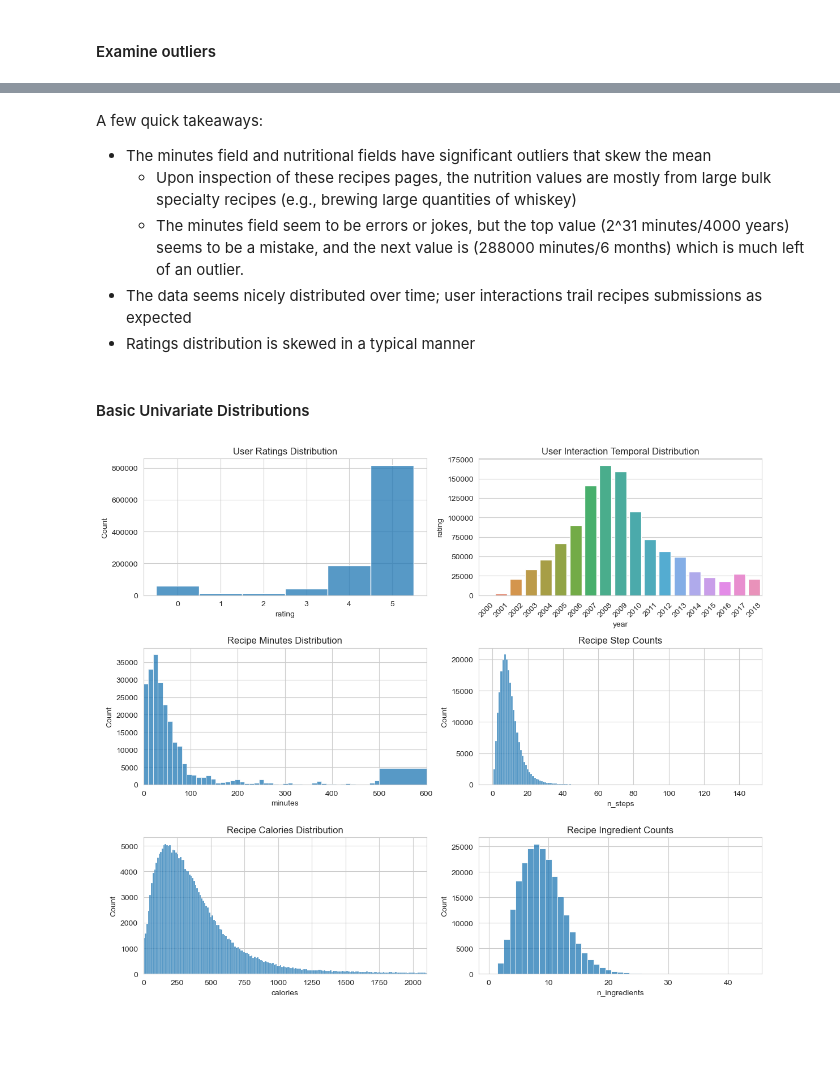
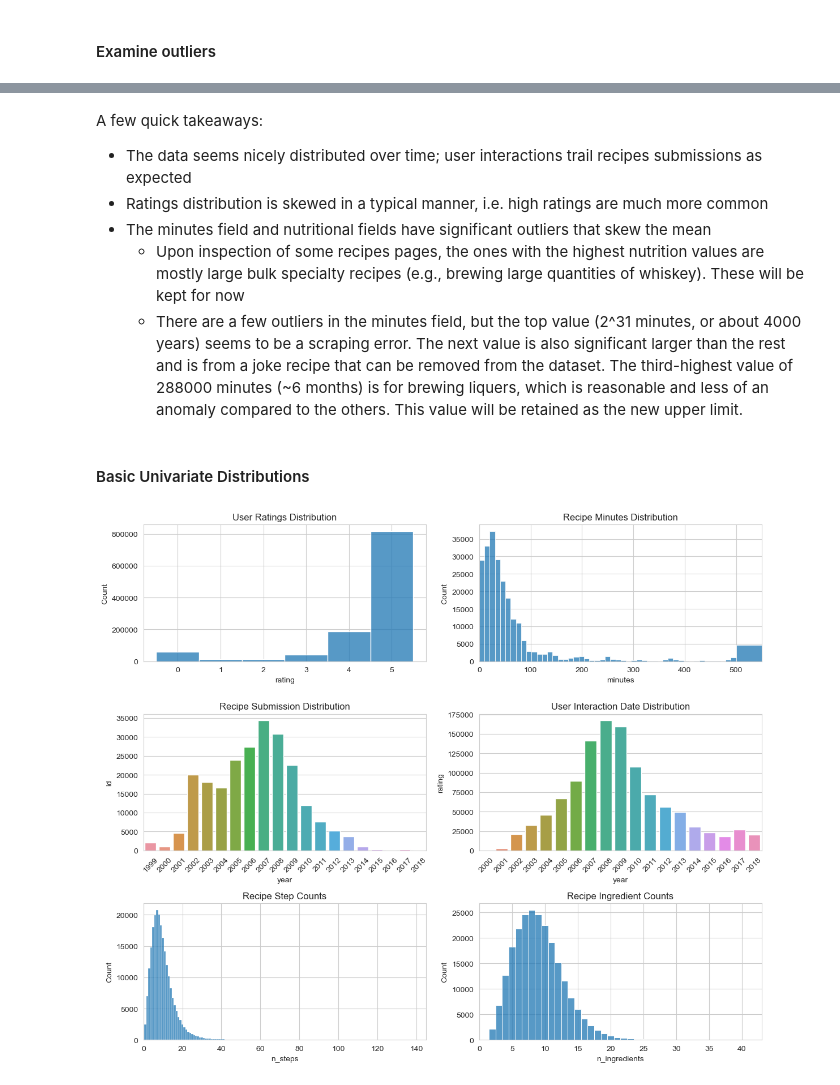
Before and after one commit to ishan-c/recipe-recommendation, a Jupyter notebook: notebooks/eda.ipynb, the cells around one changed output, grey strips where cells are left out. Cells and saved outputs as stored; diff of their text form; code cells hidden in the pictures; blank space fills up the shorter version.

```diff
--- a/notebooks/eda.ipynb
+++ b/notebooks/eda.ipynb
@@ -56,17 +55,19 @@ From the above, I can identify a few simple transforms that will assist in EDA.
 recipes["submitted"] = pd.to_datetime(recipes["submitted"], format="%Y-%m-%d")
 interactions["date"] = pd.to_datetime(interactions["date"], format="%Y-%m-%d")
 
-# Remove special characters from
+# Remove special characters from text fields
 recipes["description"] = recipes["description"].str.replace("\r\n", " ")
+recipes["description"] = recipes["description"].str.replace("\n", " ")
 interactions["review"] = interactions["review"].str.replace("\r\n", " ")
+interactions["review"] = interactions["review"].str.replace("\n", " ")
 
 # Cast list-like columns explicitly into lists
 list_like_columns = ["tags", "nutrition", "steps", "ingredients"]
 recipes[list_like_columns] = recipes[list_like_columns].applymap(ast.literal_eval)
 
 # Separate values in the nutrition column into their own columns
-nutrition_cols = ["calories", "total_fat_pdv", "sugar_pdv", "sodium_pdv", "protein_pdv", "saturated_fat_pdv", "carbohydrates_pdv"]
-recipes[nutrition_cols] = pd.DataFrame(recipes["nutrition"].tolist(), index=recipes.index)
+NUTRITION_COLS = ["calories", "total_fat_pdv", "sugar_pdv", "sodium_pdv", "protein_pdv", "saturated_fat_pdv", "carbohydrates_pdv"]
+recipes[NUTRITION_COLS] = pd.DataFrame(recipes["nutrition"].tolist(), index=recipes.index)
 recipes.drop("nutrition", inplace=True, axis=1)
 # %%
 # Check the new schemas and count null values
@@ -145,57 +146,67 @@ Name: minutes, dtype: int64
 Name: carbohydrates_pdv, dtype: float64
 # %% [markdown]
 A few quick takeaways:
+
+* The data seems nicely distributed over time; user interactions trail recipes submissions as expected
+* Ratings distribution is skewed in a typical manner, i.e. high ratings are much more common
 * The minutes field and nutritional fields have significant outliers that skew the mean
-    * Upon inspection of these recipes pages, the nutrition values are mostly from large bulk specialty recipes (e.g., brewing large quantities of whiskey)
-    * The minutes field seem to be errors or jokes, but the top value (2^31 minutes/4000 years) seems to be a mistake, and the next value is (288000 minutes/6 months) which is much left of an outlier.
-* The data seems nicely distributed over time; user interactions trail recipes submissions as expected
-* Ratings distribution is skewed in a typical manner
+    * Upon inspection of some recipes pages, the ones with the highest nutrition values are mostly large bulk specialty recipes (e.g., brewing large quantities of whiskey). These will be kept for now
+    * There are a few outliers in the minutes field, but the top value (2^31 minutes, or about 4000 years) seems to be a scraping error. The next value is also significant larger than the rest and is from a joke recipe that can be removed from the dataset. The third-highest value of 288000 minutes (~6 months) is for brewing liquers, which is reasonable and less of an anomaly compared to the others. This value will be retained as the new upper limit.
 # %%
 # Correct minutes outlier
 recipes.at[144074, "minutes"] = 25
+
+# Drop the joke recipe
+joke_id = recipes.at[109624, "id"]
+interactions = interactions[interactions["recipe_id"] != joke_id]
+recipes.drop(109624, inplace=True)
 # %% [markdown]
 #### Basic Univariate Distributions
 # %%
-sns.set_style('whitegrid')
+sns.set_style("whitegrid")
 
 plt.figure(figsize=(12, 10))
 
 plt.subplot(3, 2, 1)
 plt.title("User Ratings Distribution")
 sns.histplot(interactions["rating"], discrete=True)
 
 plt.subplot(3, 2, 2)
-plt.title("User Interaction Temporal Distribution")
-dates = interactions[['date','rating']].set_index('date')
-date_counts = dates.resample('Y').count()
-date_counts.reset_index(inplace=True)
-date_counts['year'] = date_counts['date'].dt.strftime('%Y')
-sns.barplot(x=date_counts['year'], y=date_counts['rating'])
-plt.xticks(rotation=45)
-
-plt.subplot(3, 2, 3)
 plt.title("Recipe Minutes Distribution")
 edges = np.linspace(recipes.minutes.min(), 500, 50)
 edges = np.append(edges, recipes.minutes.max())
-plt.xlim([0,600])
+plt.xlim([0,550])
 sns.histplot(recipes["minutes"], bins=edges)
 
+plt.subplot(3, 2, 3)
+plt.title("Recipe Submission Distribution")
+dates = recipes[["submitted", "id"]].set_index("submitted")
+date_counts = dates.resample("Y").count()
+date_counts.reset_index(inplace=True)
+date_counts["year"] = date_counts["submitted"].dt.strftime("%Y")
+sns.barplot(x=date_counts["year"], y=date_counts["id"])
+plt.xticks(rotation=45)
+
 plt.subplot(3, 2, 4)
-plt.title("Recipe Step Counts")
-sns.histplot(recipes["n_steps"], discrete=True)
+plt.title("User Interaction Date Distribution")
+dates = interactions[["date","rating"]].set_index("date")
+date_counts = dates.resample('Y').count()
+date_counts.reset_index(inplace=True)
+date_counts["year"] = date_counts["date"].dt.strftime("%Y")
+sns.barplot(x=date_counts["year"], y=date_counts["rating"])
+plt.xticks(rotation=45)
 
 plt.subplot(3, 2, 5)
-plt.title("Recipe Calories Distribution")
-edges = np.linspace(recipes.calories.min(), 2000, 50)
-edges = np.append(edges, recipes.calories.max())
-plt.xlim([0,2100])
-sns.histplot(recipes["calories"])
+plt.title("Recipe Step Counts")
+plt.xlim([0,recipes["n_steps"].max()])
+sns.histplot(recipes["n_steps"], discrete=True)
 
 plt.subplot(3, 2, 6)
 plt.title("Recipe Ingredient Counts")
+plt.xlim([0,recipes["n_ingredients"].max()])
 sns.histplot(recipes["n_ingredients"], discrete=True)
 
 plt.tight_layout()
 plt.show()
 # %% [output]
-[figure, old version]
+[figure, new version]
```
Also changed, not shown: parts of 46 cells of this notebook.
